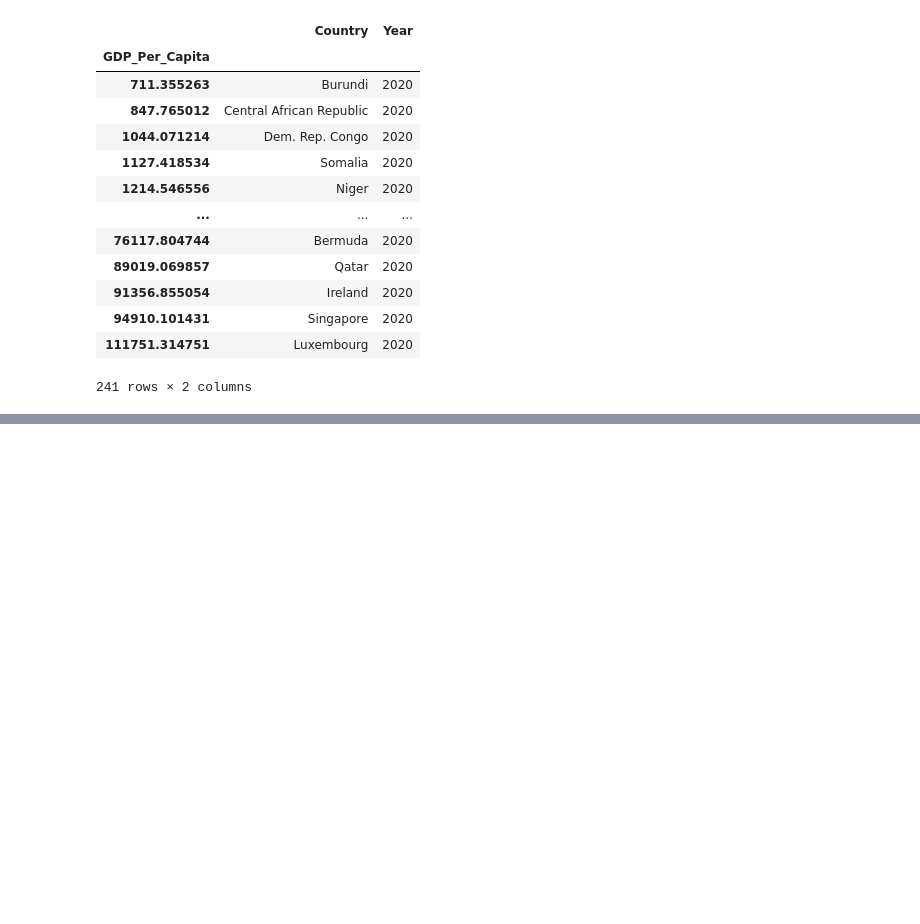
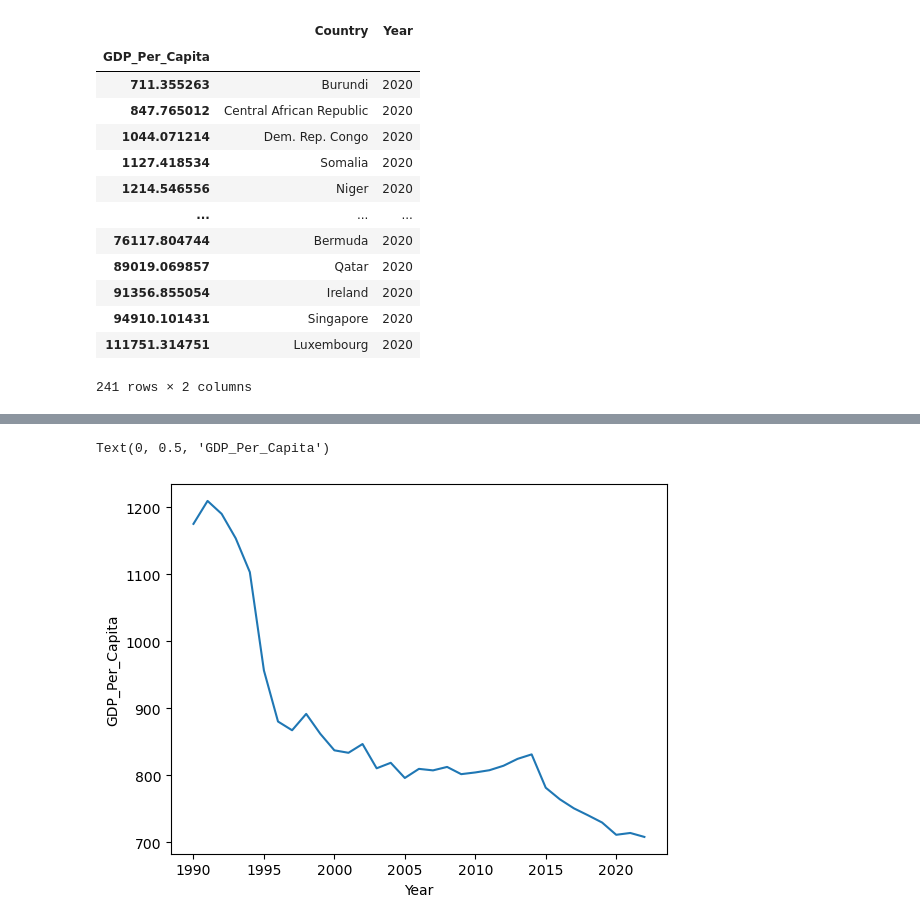
Before and after one commit to NSS-Data-Analytics-Cohort-11/undata-barbsjean, a Jupyter notebook: notebook/UN_data_analysis_DA11.ipynb, the cells around one changed output, grey strips where cells are left out. Saved outputs shown, nothing was run; the diff lists cells and outputs as text; code cells hidden in the pictures; blank space fills up the shorter version.

```diff
--- a/notebook/UN_data_analysis_DA11.ipynb
+++ b/notebook/UN_data_analysis_DA11.ipynb
@@ -209,0 +218,8 @@ plt.xlabel('
+# %%
+Burundi_data = gdp_df.loc[gdp_df.Country == "Burundi"]
+plt.plot(Burundi_data.Year, Burundi_data.GDP_Per_Capita)
+plt.xlabel('Year')
+plt.ylabel('GDP_Per_Capita')
+# %% [output]
+Text(0, 0.5, 'GDP_Per_Capita')
+[figure, added]
```
Also changed, not shown: parts of 34 cells of this notebook.
